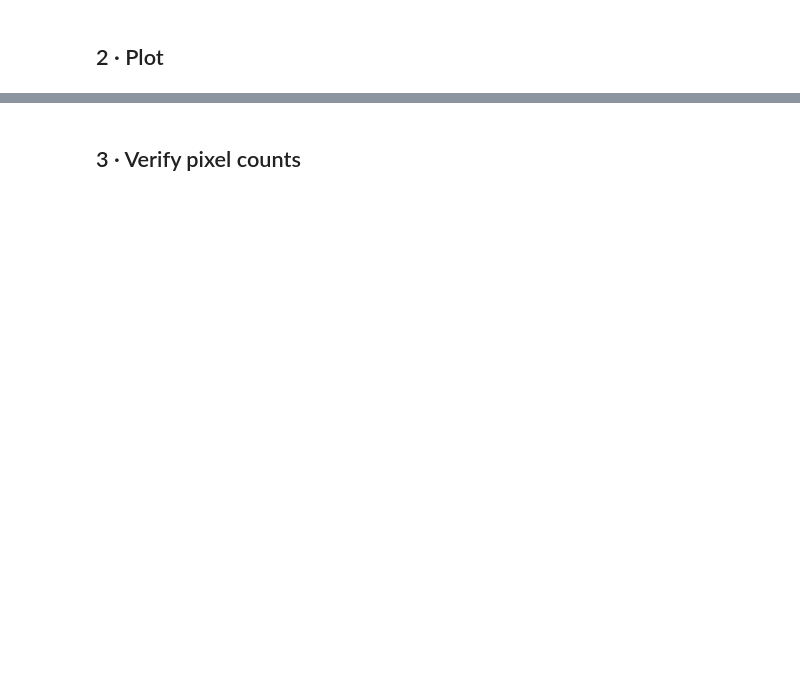
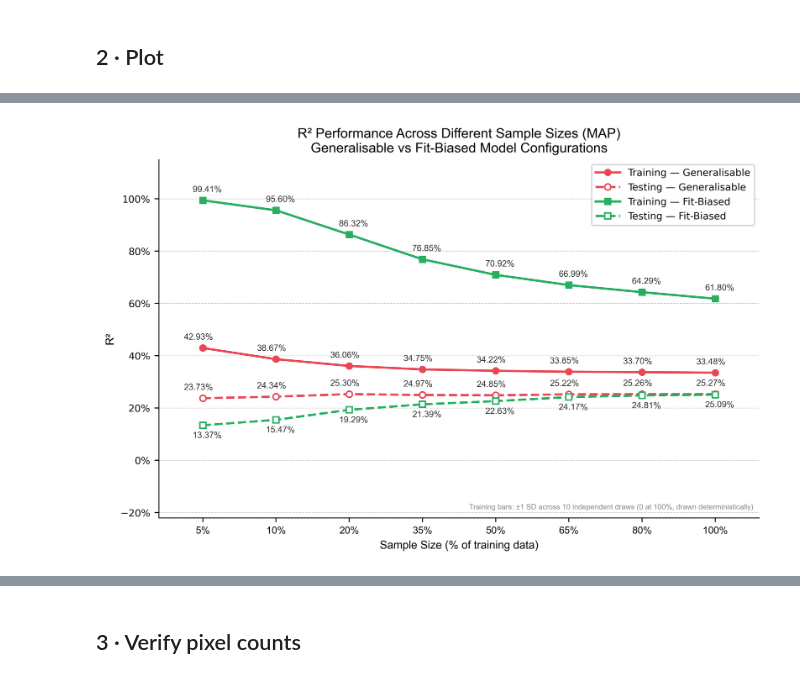
Before and after one commit to DCLInter/internship, a Jupyter notebook: Scripts/bp_lgbm/figures/Fig_Ablation_SampleSize.ipynb, the cells around one changed output, grey strips where cells are left out. Saved outputs shown, nothing was run; the diff lists cells and outputs as text; code cells hidden in the pictures; blank space fills up the shorter version.

```diff
--- a/Scripts/bp_lgbm/figures/Fig_Ablation_SampleSize.ipynb
+++ b/Scripts/bp_lgbm/figures/Fig_Ablation_SampleSize.ipynb
@@ -72,10 +85,28 @@ LW          = 1.8
 MS          = 5
 
 
-def get_r2(df, target, subset, x_vals):
-    """Return R² (%) list aligned to x_vals; NaN if a proportion is missing."""
-    sub = df[(df["target"] == target) & (df["subset"] == subset)].set_index("proportion")
-    return [sub.loc[x, "R2"] * 100 if x in sub.index else np.nan for x in x_vals]
+def get_train_band(variant, target, x_vals):
+    """Mean Train R² (%) ± 1 SD across independent training draws, per level.
+    Zero-variance levels (single deterministic draw, e.g. 100%) get 0 SD."""
+    means, stds = [], []
+    for x in x_vals:
+        df = load_level(variant, x)
+        vals = df.loc[(df["target"] == target) & (df["subset"] == "Train"), "R2"] * 100
+        means.append(vals.mean())
+        stds.append(vals.std(ddof=1) if len(vals) > 1 else 0.0)
+    return np.array(means), np.array(stds)
+
+
+def get_test_point(variant, target, x_vals):
+    """Test R² (%) from the canonical (draw_seed == 42) draw only — no band.
+    This is the same draw the test-set bootstrap runs on; plotting that band
+    too is deferred (would blur the Train-vs-Test comparison)."""
+    out = []
+    for x in x_vals:
+        df = load_level(variant, x)
+        row = df.loc[(df["target"] == target) & (df["subset"] == "Test") & df["used_for_bootstrap"]]
+        out.append(row["R2"].iloc[0] * 100)
+    return np.array(out)
 
 
 def _add_labels(ax, xi, vals, va, y_off, x_off, fs):
@@ -90,6 +121,25 @@ def _add_labels(ax, xi, vals, va, y_off, x_off, fs):
             )
 
 
+def _add_paired_labels(ax, xi, vals_a, x_off_a, vals_b, x_off_b, y_off, fs):
+    """Label two curves that converge/cross (e.g. gen_te vs fb_te): at each
+    point, the higher value's label goes above and the lower value's label
+    goes below, decided per-point rather than by a fixed index range — a
+    fixed range only works for one specific grid size and breaks as soon as
+    the number of levels changes."""
+    for i in range(len(xi)):
+        a, b = vals_a[i], vals_b[i]
+        if np.isnan(a) or np.isnan(b):
+            continue
+        va_a, va_b = ("bottom", "top") if a >= b else ("top", "bottom")
+        ax.text(xi[i] + x_off_a, a + (y_off if va_a == "bottom" else -y_off),
+                f"{a:.2f}%", ha="center", va=va_a, fontsize=fs,
+                fontfamily=FONT_FAMILY, color=COLOR_LABEL)
+        ax.text(xi[i] + x_off_b, b + (y_off if va_b == "bottom" else -y_off),
+                f"{b:.2f}%", ha="center", va=va_b, fontsize=fs,
+                fontfamily=FONT_FAMILY, color=COLOR_LABEL)
+
+
 def make_sample_size_fig(width_in: float, target: str = TARGET):
     height_in = width_in * ASPECT
     is_small  = width_in < 5
@@ -97,6 +147,7 @@ def make_sample_size_fig(width_in: float, target: str = TARGET):
     tick_fs   = 6   if is_small else 8
     title_fs  = 7   if is_small else 10
     leg_fs    = 6   if is_small else 8
+    note_fs   = 4.5 if is_small else 6.0
     lw        = 1.2 if is_small else LW
     ms        = 3.5 if is_small else MS
 
@@ -108,25 +159,31 @@ def make_sample_size_fig(width_in: float, target: str = TARGET):
         layout="constrained",
     )
 
-    gen_tr = get_r2(df_gen, target, "Train", PROPORTIONS)
-    gen_te = get_r2(df_gen, target, "Test",  PROPORTIONS)
-    fb_tr  = get_r2(df_fb,  target, "Train", PROPORTIONS)
-    fb_te  = get_r2(df_fb,  target, "Test",  PROPORTIONS)
+    gen_tr, gen_tr_err = get_train_band("Generalisable", target, PROPORTIONS)
+    gen_te              = get_test_point("Generalisable", target, PROPORTIONS)
+    fb_tr,  fb_tr_err  = get_train_band("FitBiased", target, PROPORTIONS)
+    fb_te               = get_test_point("FitBiased", target, PROPORTIONS)
 
-    # Lines: filled markers = Training, hollow markers = Testing
-    ax.plot(xi, gen_tr, color=COLOR_GEN, ls="-",  marker="o", lw=lw, ms=ms, zorder=3)
+    # Training: mean ± 1 SD across 10 independent draws (error bars).
+    # Testing: single point from the canonical draw — no band (see note below).
+    ax.errorbar(xi, gen_tr, yerr=gen_tr_err, color=COLOR_GEN, ls="-", marker="o",
+                lw=lw, ms=ms, zorder=3, capsize=3, capthick=1, elinewidth=1.1,
+                ecolor=COLOR_GEN)
     ax.plot(xi, gen_te, color=COLOR_GEN, ls="--", marker="o", lw=lw, ms=ms, zorder=3,
             markerfacecolor="white", markeredgewidth=1.2)
-    ax.plot(xi, fb_tr,  color=COLOR_FB,  ls="-",  marker="s", lw=lw, ms=ms, zorder=3)
-    ax.plot(xi, fb_te,  color=COLOR_FB,  ls="--", marker="s", lw=lw, ms=ms, zorder=3,
+    ax.errorbar(xi, fb_tr, yerr=fb_tr_err, color=COLOR_FB, ls="-", marker="s",
+                lw=lw, ms=ms, zorder=3, capsize=3, capthick=1, elinewidth=1.1,
+                ecolor=COLOR_FB)
+    ax.plot(xi, fb_te, color=COLOR_FB, ls="--", marker="s", lw=lw, ms=ms, zorder=3,
             markerfacecolor="white", markeredgewidth=1.2)
 
-    # Data labels: gen_tr, gen_te, fb_tr all above; fb_te above except last two
-    _add_labels(ax, xi,      gen_tr,       "bottom", +2.5, -0.06, label_fs)
-    _add_labels(ax, xi,      gen_te,       "bottom", +2.5, -0.06, label_fs)
-    _add_labels(ax, xi,      fb_tr,        "bottom", +2.5, +0.06, label_fs)
-    _add_labels(ax, xi[:-2], fb_te[:-2],   "bottom", +2.5, +0.06, label_fs)
-    _add_labels(ax, xi[-2:], fb_te[-2:],   "top",    -2.5, +0.06, label_fs)
+    # Data labels: Train curves are well-separated from everything, always above.
+    # Test curves converge/cross, so pick above/below per-point based on which
+    # is higher at that x — avoids the overlap a fixed top/bottom split
+    # produces once they're this close together.
+    _add_labels(ax, xi, gen_tr, "bottom", +2.5, -0.06, label_fs)
+    _add_labels(ax, xi, fb_tr,  "bottom", +2.5, +0.06, label_fs)
+    _add_paired_labels(ax, xi, gen_te, -0.06, fb_te, +0.06, 2.5, label_fs)
 
     # Axes
     ax.set_xticks(xi)
@@ -165,6 +222,13 @@ def make_sample_size_fig(width_in: float, target: str = TARGET):
         frameon=True, framealpha=0.9, edgecolor="#CCCCCC",
     )
 
+    ax.text(
+        0.99, 0.02,
+        "Training bars: ±1 SD across 10 independent draws (0 at 100%, drawn deterministically)",
+        transform=ax.transAxes, ha="right", va="bottom",
+        fontsize=note_fs, fontfamily=FONT_FAMILY, color="#888888",
+    )
+
     ax.set_title(
         f"R² Performance Across Different Sample Sizes ({target})\n"
         "Generalisable vs Fit-Biased Model Configurations",
@@ -183,3 +247,4 @@ save_fig(fig_single, f"Fig_Ablation_SampleSize_{TARGET}_single", FIG_OUT)
 print(f"Full-page  : {round(W_FULL*DPI)} × {round(W_FULL*ASPECT*DPI)} px")
 print(f"Single-col : {round(W_SINGLE*DPI)} × {round(W_SINGLE*ASPECT*DPI)} px")
 plt.show()
+# %% [output]
@@ -185,0 +253 @@ plt.show()
+[figure, added]
```
Also changed, not shown: parts of 4 cells of this notebook, 2 other files.
